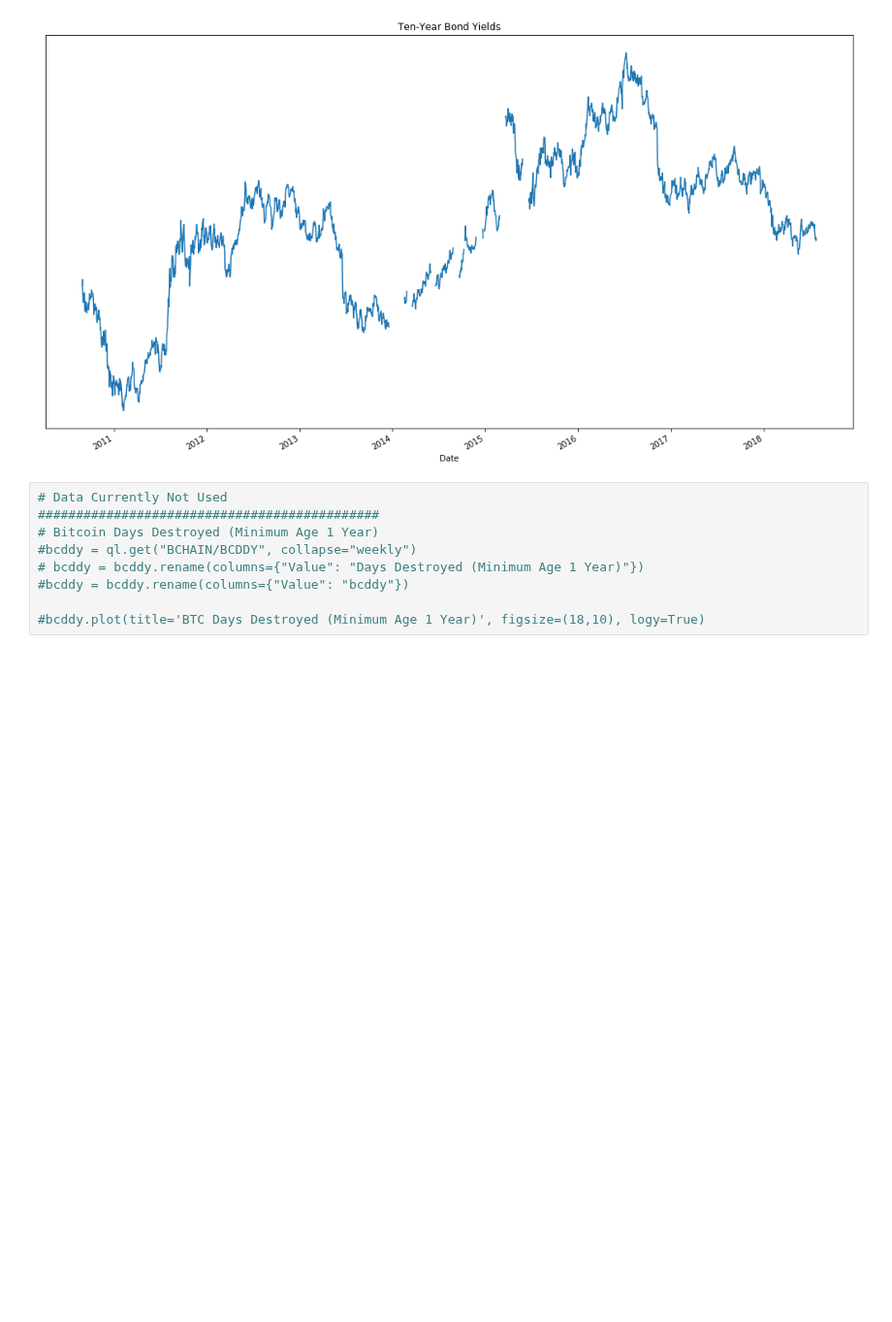
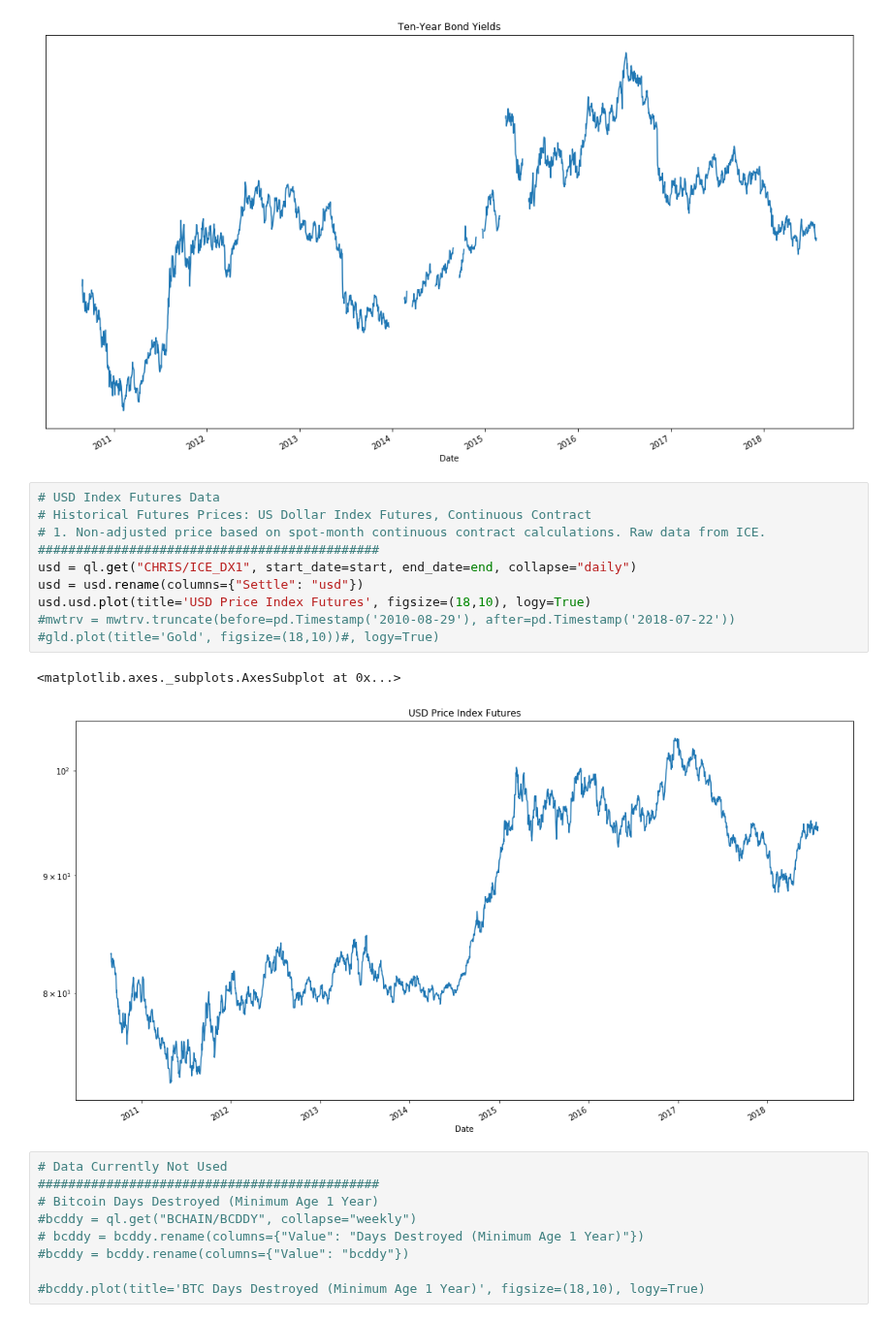
Before and after one commit to lopezdp/MachineLearningResearch, a Jupyter notebook: CryptoCurrencyResearch/PricingResearch.ipynb, the cells around one changed output. Shown at 97% size. Saved outputs shown, nothing was run; the diff lists cells and outputs as text; blank space fills up the shorter version.

Commit message:
feat: Completed feature USD Price Index Correlations.

```diff
--- a/CryptoCurrencyResearch/PricingResearch.ipynb
+++ b/CryptoCurrencyResearch/PricingResearch.ipynb
@@ -486,6 +486,19 @@ tenYr.bond.plot(title='Ten-Year Bond Yields', figsize=(18,10), logy=True)
 # %% [output]
 <matplotlib.axes._subplots.AxesSubplot at 0x...>
 [figure]
+# %%
+# USD Index Futures Data
+# Historical Futures Prices: US Dollar Index Futures, Continuous Contract
+# 1. Non-adjusted price based on spot-month continuous contract calculations. Raw data from ICE.
+#############################################
+usd = ql.get("CHRIS/ICE_DX1", start_date=start, end_date=end, collapse="daily")
+usd = usd.rename(columns={"Settle": "usd"})
+usd.usd.plot(title='USD Price Index Futures', figsize=(18,10), logy=True)
+#mwtrv = mwtrv.truncate(before=pd.Timestamp('2010-08-29'), after=pd.Timestamp('2018-07-22'))
+#gld.plot(title='Gold', figsize=(18,10))#, logy=True)
+# %% [output]
+<matplotlib.axes._subplots.AxesSubplot at 0x...>
+[figure, added]
 # %%
 # Data Currently Not Used
 #############################################
```
Also changed, not shown: parts of 12 cells of this notebook.
